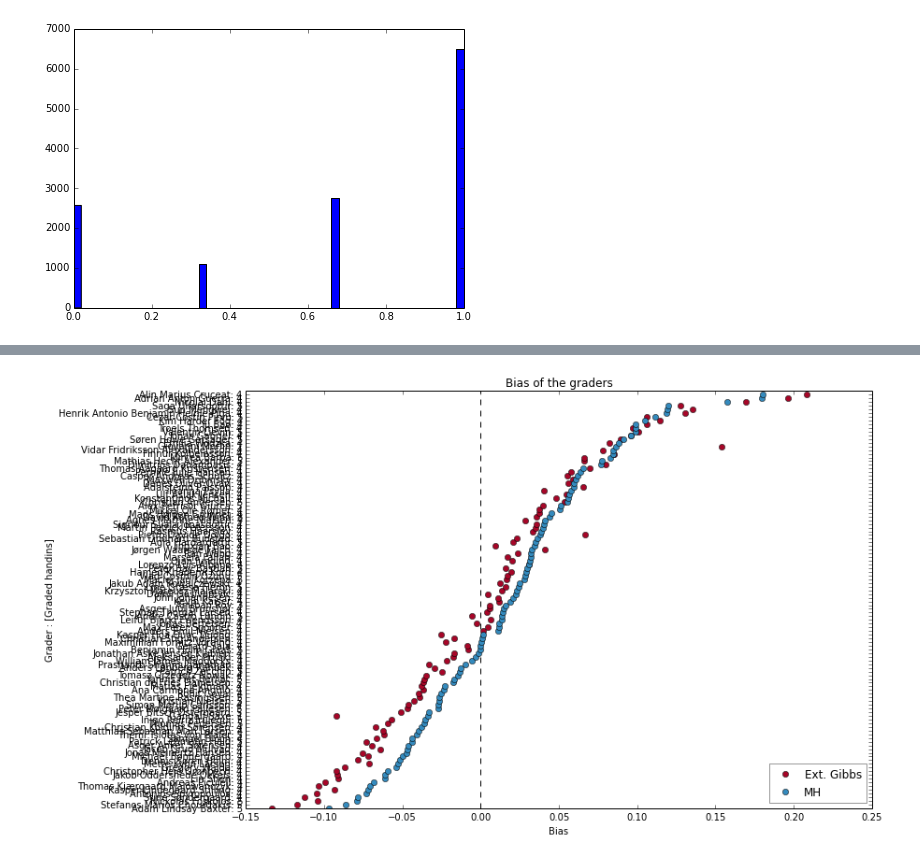
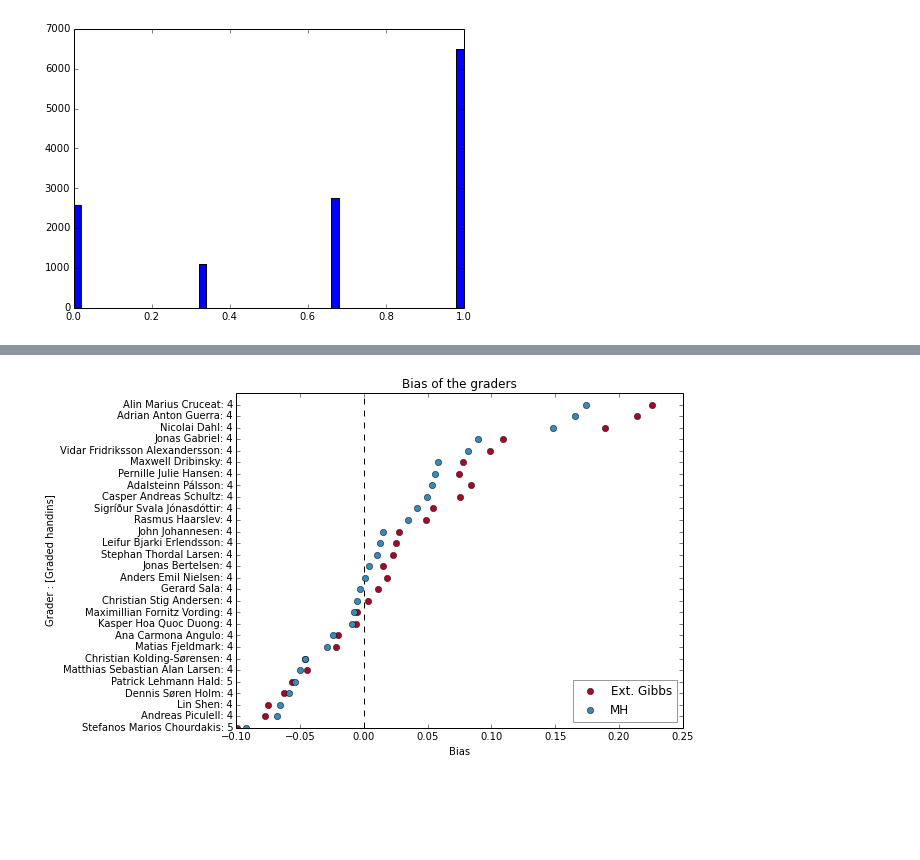
Before and after one commit to TomMalow/pymcmodels, a Jupyter notebook: Ext. Gibbs vs MH.ipynb, the cells around one changed output, grey strips where cells are left out. Saved outputs shown, nothing was run; the diff lists cells and outputs as text; code cells hidden in the pictures; blank space fills up the shorter version.

Commit message:
add work on finding optimal model and analysis of courses

```diff
--- a/Ext. Gibbs vs MH.ipynb
+++ b/Ext. Gibbs vs MH.ipynb
@@ -59,14 +59,15 @@ class Handin_(object):
         for q, answer in self.gradeings.iteritems():
             for g, answer in answer.answers.iteritems():
                 graders_answers[str(g)].append((str(q),answer))
-
         return graders_answers
 
-    def get_grader_answers(self,grader):
-        grader_answers = list()
-        for grader in self.graders:
-            grader_answers.append((key,values[grader.id]))
-        return grader_answers
+    def get_grader_answers(self,g):
+        grader_g = list()
+        for answers in self.gradeings.itervalues():
+            if g not in answers.answers:
+                return None
+            grader_g.append(answers.answers[g])
+        return grader_g
 
     def get_handin_score(self,g):
         if g not in self.catched_score:
@@ -1079,4 +607,4 @@ plt.show()
 # %% [output]
 [figure]
 # %%
-a1_gibbs_result = gibbs_model(a1_data,5000,burn_in=1000)
+a1_gibbs_e_result = gibbs_e_model(a1_data,2000,burn_in=1000)
@@ -1086,3 +611,3 @@ Wall time: 43.349443
 # %%
-a1_gibbs_e_result = gibbs_e_model(a1_data,5000,burn_in=1000)
+a1_MH_result = MH_model(a1_data,4000,burn_in=1000)
 # %% [output]
@@ -1091,2 +615,0 @@ Wall time: 816.896843
-# %%
-a1_MH_result = MH_model(a1_data,10000,burn_in=1000)
@@ -1191,8 +709,8 @@ def plot_bias(t,results,nth=1):
     plt.xlabel("Bias")
     plt.show()
 # %%
-figsize(12,8)
-plot_bias(a1_data,[("Ext. Gibbs",a1_gibbs_e_result),("MH",a1_MH_result)],nth=1)
+figsize(8,6)
+plot_bias(a1_data,[("Ext. Gibbs",a1_gibbs_e_result),("MH",a1_MH_result)],nth=4)
 # %% [output]
-[figure, old version]
+[figure, new version]
 # %%
```
Also changed, not shown: parts of 15 cells of this notebook, 2 other files.
